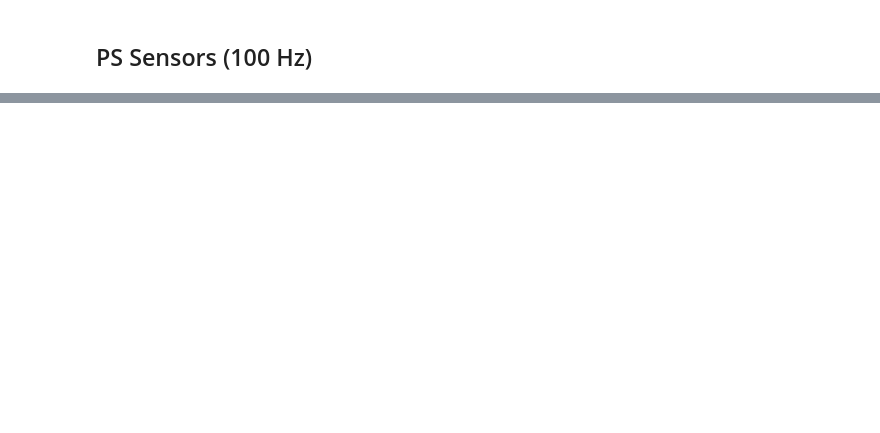
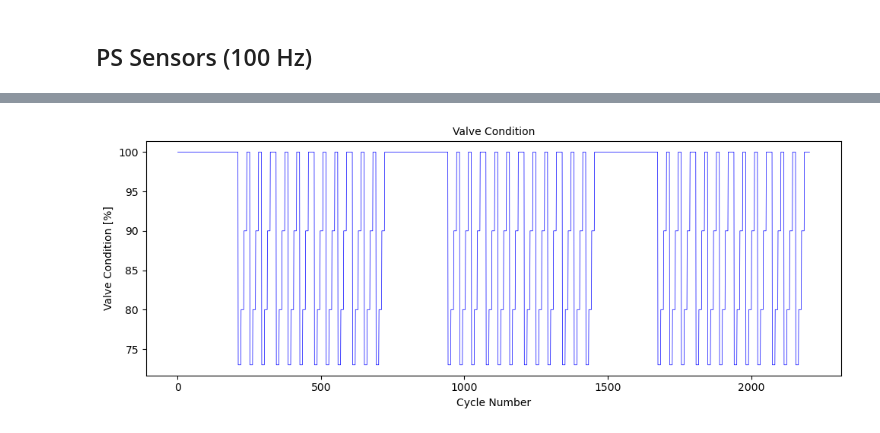
Before and after one commit to danielsaiger1/uni_projects, a Jupyter notebook: python_advanced/final_project/data_exploration.ipynb, the cells around one changed output, grey strips where cells are left out. Cells and saved outputs as stored; diff of their text form; code cells hidden in the pictures; blank space fills up the shorter version.

```diff
--- a/python_advanced/final_project/data_exploration.ipynb
+++ b/python_advanced/final_project/data_exploration.ipynb
@@ -228,0 +288,13 @@ plt.show()
+# %%
+fig, ax = plt.subplots(figsize=(10, 4), dpi=100)
+
+ax.plot(df_target, color='blue', linewidth=0.5)
+
+ax.set_title('Valve Condition', fontsize=10)
+plt.xlabel("Cycle Number")
+plt.ylabel("Valve Condition [%]")
+
+plt.tight_layout()
+plt.show()
+# %% [output]
+[figure, added]
```
Also changed, not shown: parts of 12 cells of this notebook.
